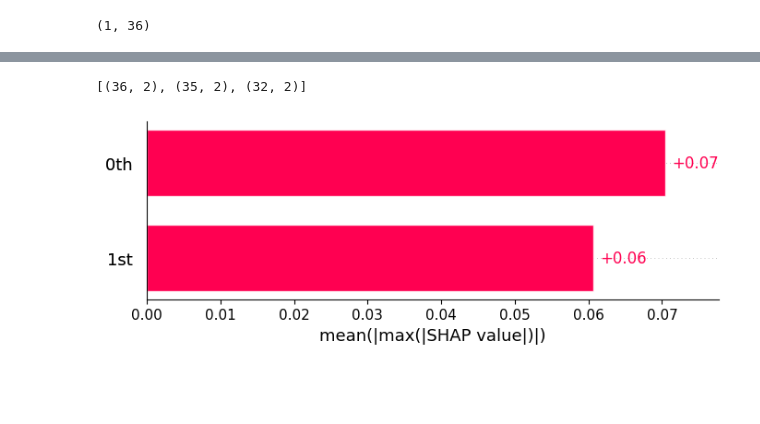
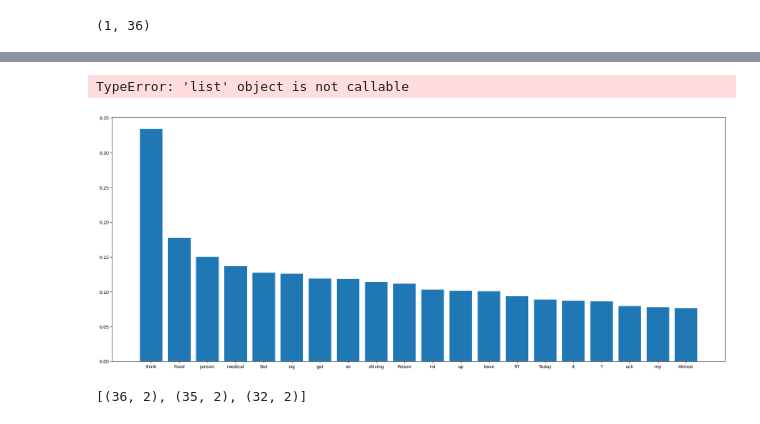
Before and after one commit to auro736/food_risk_MS_thesis, a Jupyter notebook: tasks/shap.ipynb, the cells around one changed output, grey strips where cells are left out. Drawn from its saved outputs; the diff is of its cells as text; code cells hidden in the pictures; blank space fills up the shorter version.

Commit message:
bar plot implemented

```diff
--- a/tasks/shap.ipynb
+++ b/tasks/shap.ipynb
@@ -121,11 +106,28 @@ n
+# %%
+import operator
+sorted = sorted(token_dict.items(), key = lambda x:x[1], reverse = True)
+# %% [output]
+TypeError: 'list' object is not callable
+# %%
+sorted_d = dict(sorted)
+# %%
+def get_n(n,token_dict):
+    tmp = {}
+    for i,k,v in zip(range(n), token_dict.keys(), token_dict.values()):
+        tmp[k] = v
+    return tmp
+# %%
+to_plot = get_n(20, sorted_d)
+# %%
+plt.figure(figsize=(25,10))
+plt.bar(range(len(to_plot)), list(to_plot.values()), tick_label=list(to_plot.keys()))
+plt.show()
+# %% [output]
+[figure, added]
 # %%
 [shap_values[i].values.shape for i in range(len(shap_values))]
 # %% [output]
 [(36, 2), (35, 2), (32, 2)]
-# %%
-shap.plots.bar(shap_values.abs.max(0))
-# %% [output]
-[figure, removed]
 # %%
 # per questo grafico prendi solo scores della classe positiva
 # e solo gli scores di un tweet
```
Also changed, not shown: parts of 8 cells of this notebook.
